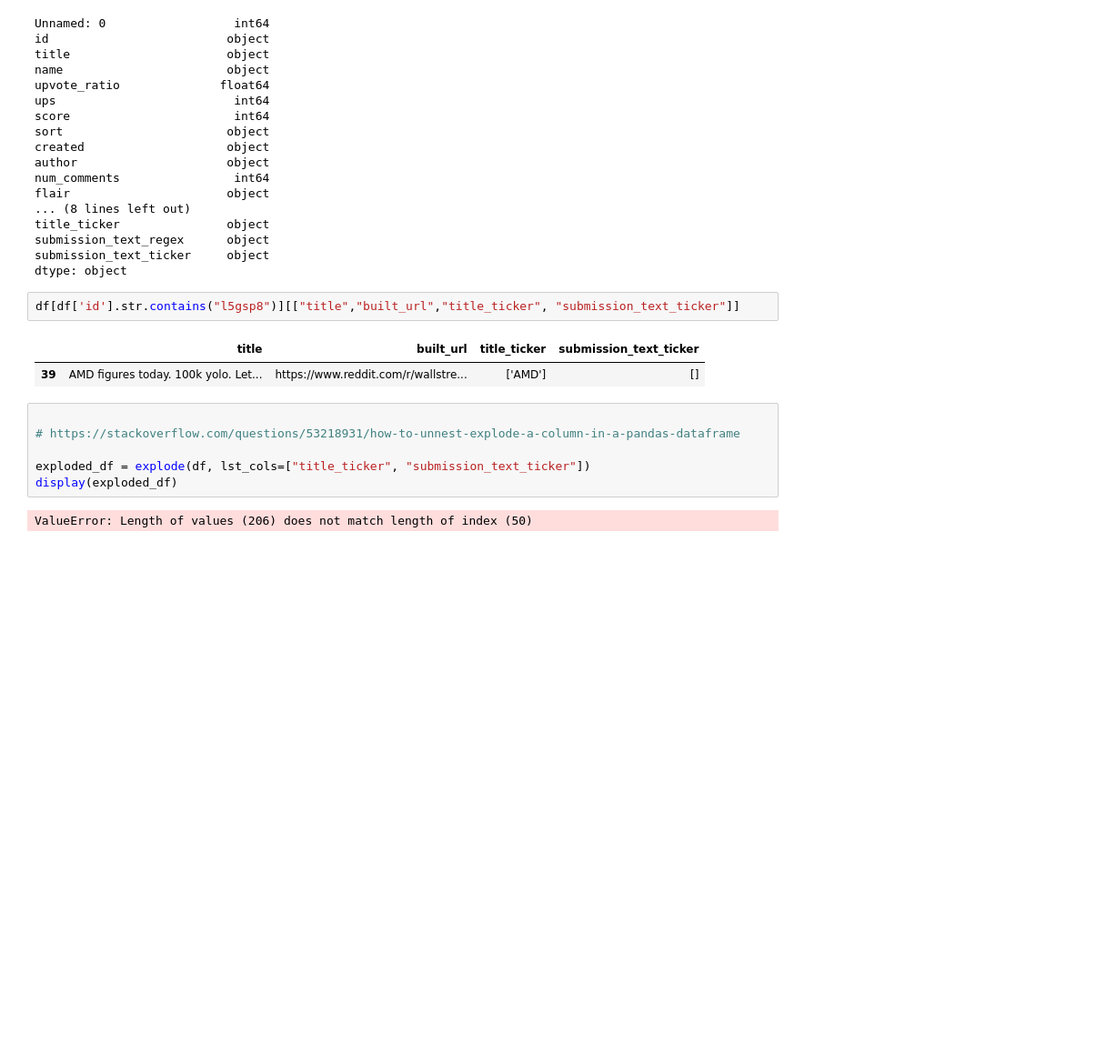
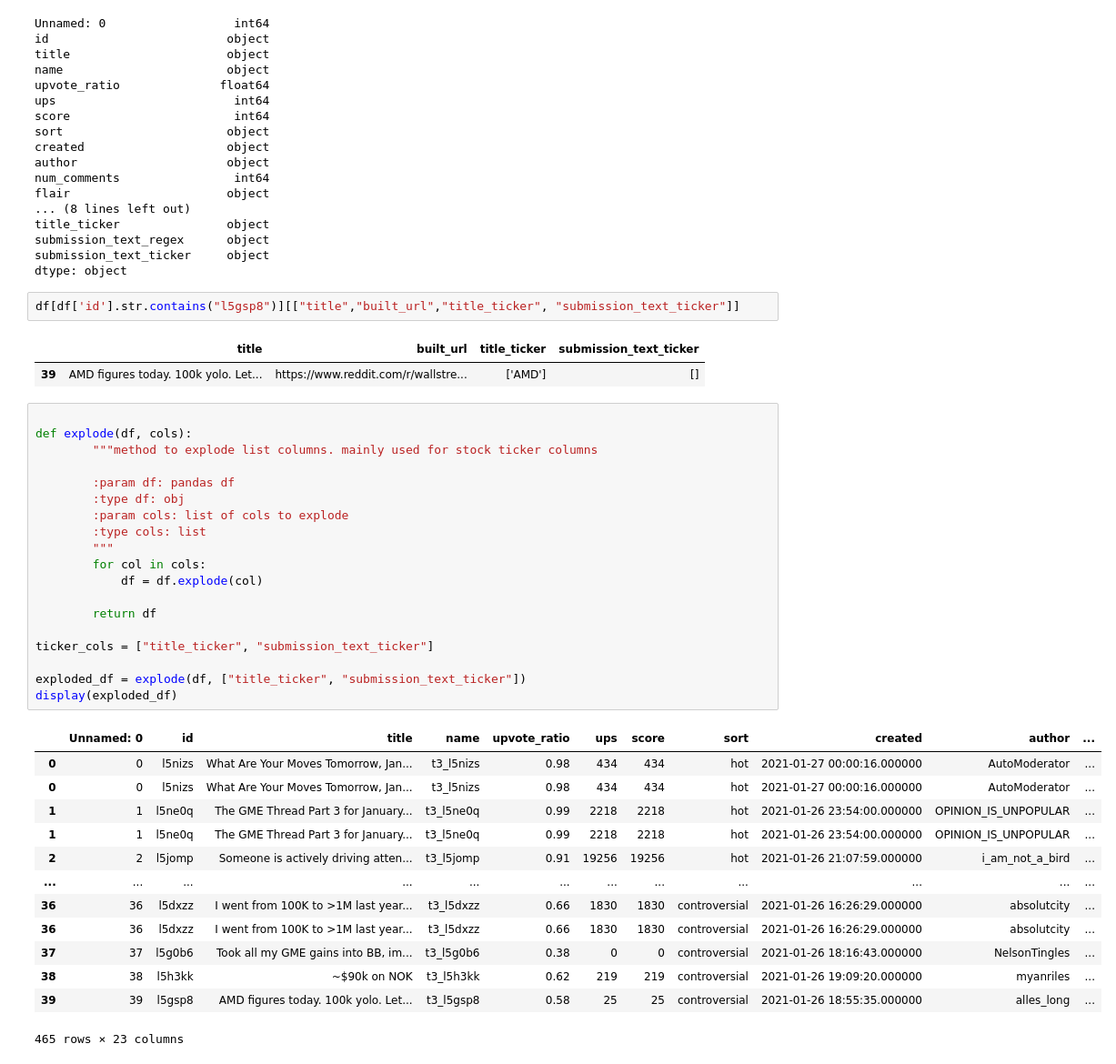
Before and after one commit to kennybui-data-ai/wallstreetbets, a Jupyter notebook: tools/adhoc.ipynb, the cells around one changed output. Shown at 91% size. Cells and saved outputs as stored; diff of their text form; blank space fills up the shorter version.

```diff
--- a/tools/adhoc.ipynb
+++ b/tools/adhoc.ipynb
@@ -55,11 +54,36 @@ df[df['id'].str.contains("l5gsp8")][["title","built_url","title_ticker", "submis
 # %% [output]
 |  | title | built_url | title_ticker | submission_text_ticker |
 | 39 | AMD figures today. 100k yolo. Let... | https://www.reddit.com/r/wallstre... | ['AMD'] | [] |
-# %%
-
-# https://stackoverflow.com/questions/53218931/how-to-unnest-explode-a-column-in-a-pandas-dataframe
-
-exploded_df = explode(df, lst_cols=["title_ticker", "submission_text_ticker"])
-display(exploded_df)
-# %% [output]
-ValueError: Length of values (206) does not match length of index (50)
+# %%
+
+def explode(df, cols):
+        """method to explode list columns. mainly used for stock ticker columns
+
+        :param df: pandas df
+        :type df: obj
+        :param cols: list of cols to explode
+        :type cols: list
+        """
+        for col in cols:
+            df = df.explode(col)
+
+        return df
+
+ticker_cols = ["title_ticker", "submission_text_ticker"]
+
+exploded_df = explode(df, ["title_ticker", "submission_text_ticker"])
+display(exploded_df)
+# %% [output]
+|  | Unnamed: 0 | id | title | name | upvote_ratio | ups | score | sort | created | author | ... |
+| 0 | 0 | l5nizs | What Are Your Moves Tomorrow, Jan... | t3_l5nizs | 0.98 | 434 | 434 | hot | 2021-01-27 00:00:16.000000 | AutoModerator | ... |
+| 0 | 0 | l5nizs | What Are Your Moves Tomorrow, Jan... | t3_l5nizs | 0.98 | 434 | 434 | hot | 2021-01-27 00:00:16.000000 | AutoModerator | ... |
+| 1 | 1 | l5ne0q | The GME Thread Part 3 for January... | t3_l5ne0q | 0.99 | 2218 | 2218 | hot | 2021-01-26 23:54:00.000000 | OPINION_IS_UNPOPULAR | ... |
+| 1 | 1 | l5ne0q | The GME Thread Part 3 for January... | t3_l5ne0q | 0.99 | 2218 | 2218 | hot | 2021-01-26 23:54:00.000000 | OPINION_IS_UNPOPULAR | ... |
+| 2 | 2 | l5jomp | Someone is actively driving atten... | t3_l5jomp | 0.91 | 19256 | 19256 | hot | 2021-01-26 21:07:59.000000 | i_am_not_a_bird | ... |
+| ... | ... | ... | ... | ... | ... | ... | ... | ... | ... | ... | ... |
+| 36 | 36 | l5dxzz | I went from 100K to >1M last year... | t3_l5dxzz | 0.66 | 1830 | 1830 | controversial | 2021-01-26 16:26:29.000000 | absolutcity | ... |
+| 36 | 36 | l5dxzz | I went from 100K to >1M last year... | t3_l5dxzz | 0.66 | 1830 | 1830 | controversial | 2021-01-26 16:26:29.000000 | absolutcity | ... |
+| 37 | 37 | l5g0b6 | Took all my GME gains into BB, im... | t3_l5g0b6 | 0.38 | 0 | 0 | controversial | 2021-01-26 18:16:43.000000 | NelsonTingles | ... |
+| 38 | 38 | l5h3kk | ~$90k on NOK | t3_l5h3kk | 0.62 | 219 | 219 | controversial | 2021-01-26 19:09:20.000000 | myanriles | ... |
+| 39 | 39 | l5gsp8 | AMD figures today. 100k yolo. Let... | t3_l5gsp8 | 0.58 | 25 | 25 | controversial | 2021-01-26 18:55:35.000000 | alles_long | ... |
+465 rows × 23 columns
```
Also changed, not shown: parts of 2 cells of this notebook, 13 other files.
